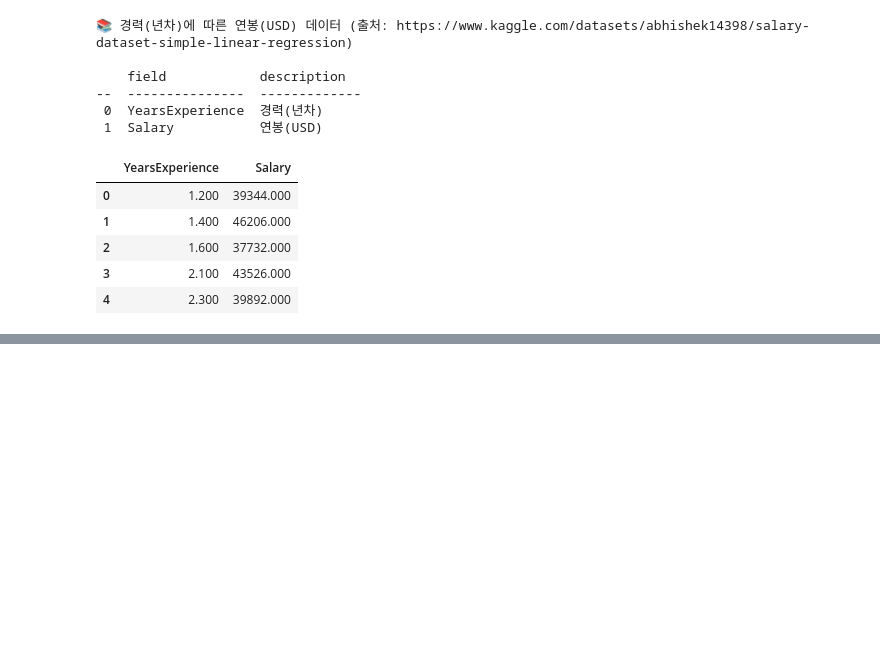
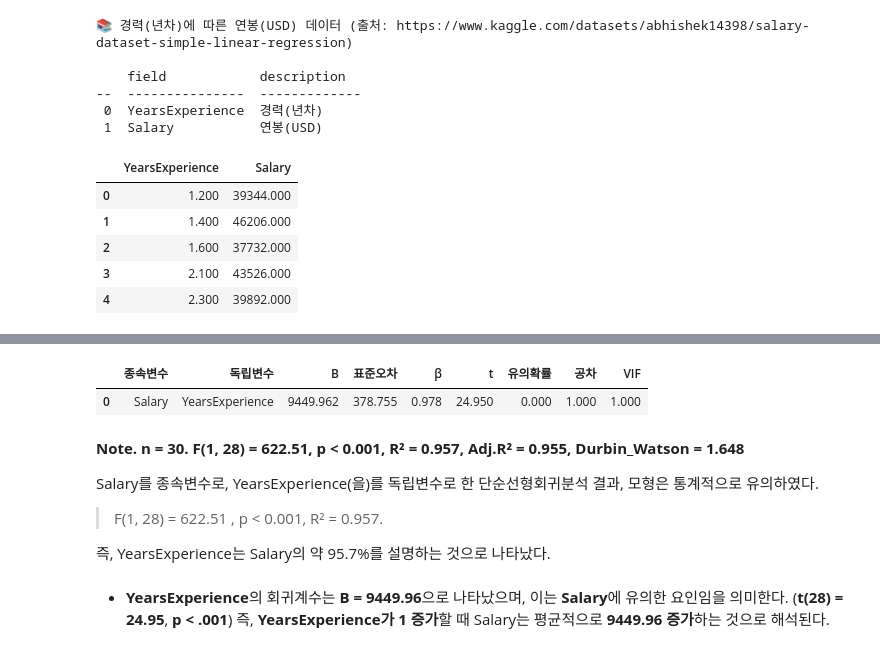
Before and after one commit to hmpce3/basic-statistics-practice, a Jupyter notebook: 09. 선형회귀ㅣ3-2.회귀분석 결과보고 모듈화(연습문제).ipynb, the cells around one changed output, grey strips where cells are left out. Cells and saved outputs as stored; diff of their text form; code cells hidden in the pictures; blank space fills up the shorter version.

```diff
--- a/09. 선형회귀ㅣ3-2.회귀분석 결과보고 모듈화(연습문제).ipynb
+++ b/09. 선형회귀ㅣ3-2.회귀분석 결과보고 모듈화(연습문제).ipynb
@@ -89,0 +144,2 @@ df.head()
+# %%
+fit = my_ols.fit_model(df, y='Salary', summary=True)
@@ -89,0 +164,21 @@ df.head()
+# %%
+# 회귀계수 표
+vdf = my_ols.report_variables(fit, df)
+display(vdf)
+
+# 모형적합도 보고 (로그변환 없음)
+display(Markdown(my_ols.report_fitness(fit)))
+
+# 독립변수 보고(로그변환 없음)
+display(Markdown(my_ols.report_variables_text(fit)))
+# %% [output]
+|  | 종속변수 | 독립변수 | B | 표준오차 | β | t | 유의확률 | 공차 | VIF |
+| 0 | Salary | YearsExperience | 9449.962 | 378.755 | 0.978 | 24.950 | 0.000 | 1.000 | 1.000 |
+**Note. n = 30. F(1, 28) = 622.51, p < 0.001, R² = 0.957, Adj.R² = 0.955, Durbin_Watson = 1.648**
+
+Salary를 종속변수로, YearsExperience(을)를 독립변수로 한 단순선형회귀분석 결과, 모형은 통계적으로 유의하였다.
+
+> F(1, 28) = 622.51 , p < 0.001, R² = 0.957.
+
+즉, YearsExperience는 Salary의 약 95.7%를 설명하는 것으로 나타났다.
+- **YearsExperience**의 회귀계수는 **B = 9449.96**으로 나타났으며, 이는 **Salary**에 유의한 요인임을 의미한다. (**t(28) = 24.95**, **p < .001**) 즉, **YearsExperience가 1 증가**할 때 Salary는 평균적으로 **9449.96 증가**하는 것으로 해석된다.
```
Also changed, not shown: parts of 8 cells of this notebook, 5 other files.
